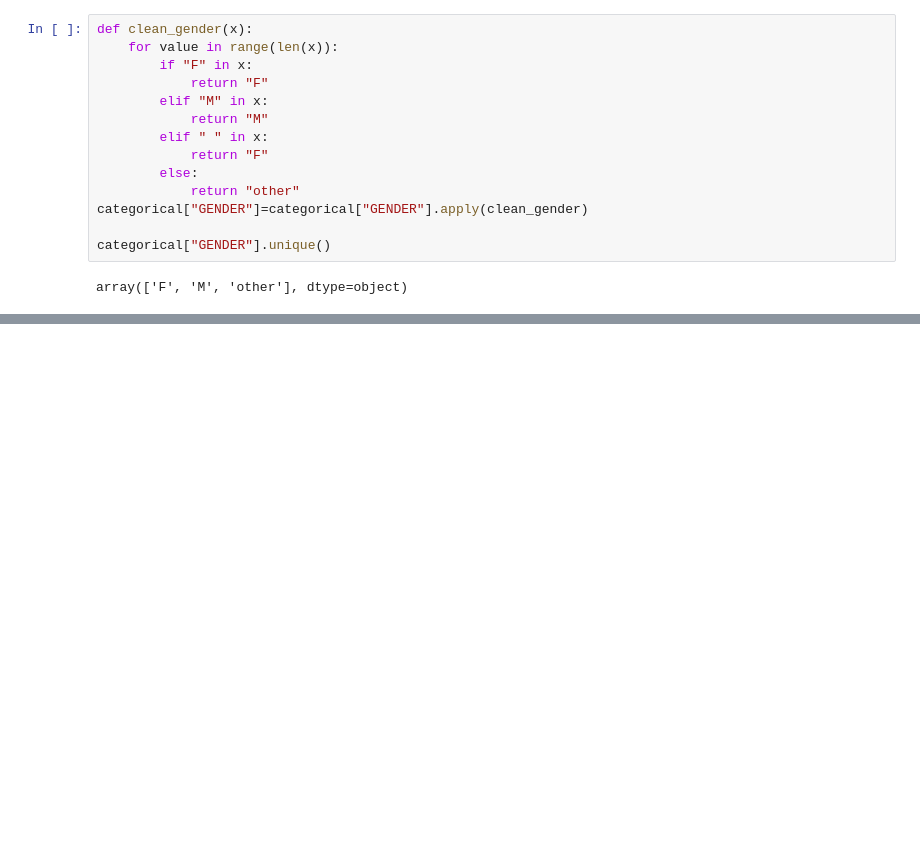
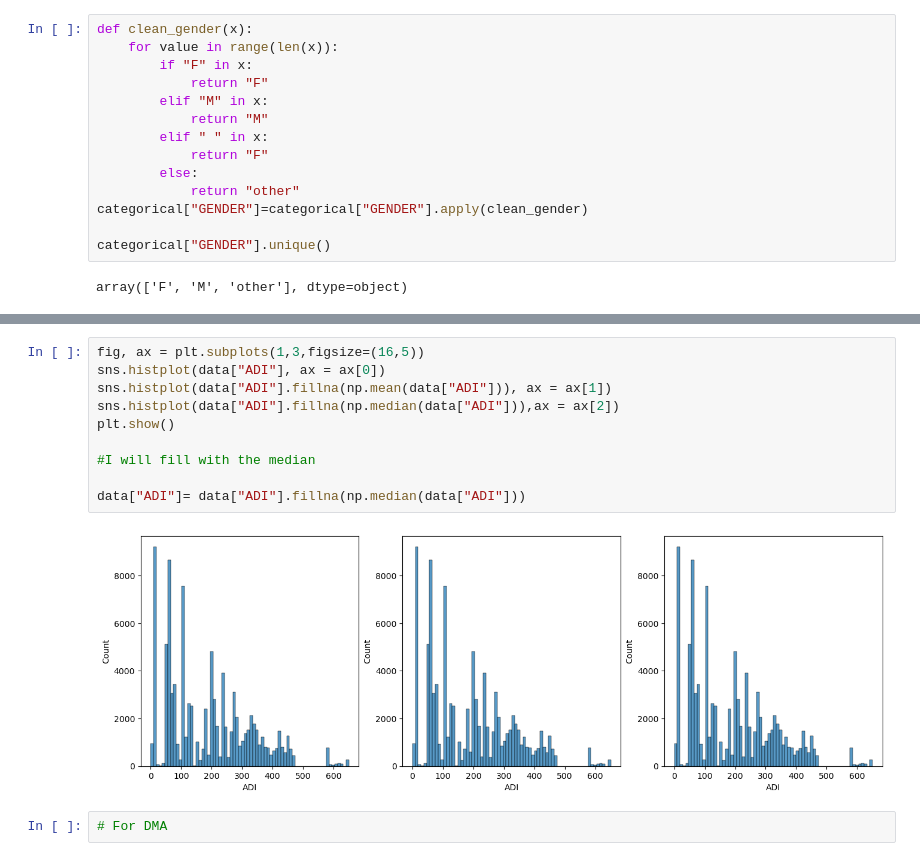
Before and after one commit to Acomar0/lab-revisiting-machine-learning, a Jupyter notebook: Lab 7.1.ipynb, the cells around one changed output, grey strips where cells are left out. Saved outputs shown, nothing was run; the diff lists cells and outputs as text; blank space fills up the shorter version.

```diff
--- a/Lab 7.1.ipynb
+++ b/Lab 7.1.ipynb
@@ -115,0 +195,14 @@ array(['F', 'M', 'other'], dtype=object)
+# %%
+fig, ax = plt.subplots(1,3,figsize=(16,5))
+sns.histplot(data["ADI"], ax = ax[0])
+sns.histplot(data["ADI"].fillna(np.mean(data["ADI"])), ax = ax[1])
+sns.histplot(data["ADI"].fillna(np.median(data["ADI"])),ax = ax[2])
+plt.show()
+
+#I will fill with the median
+
+data["ADI"]= data["ADI"].fillna(np.median(data["ADI"]))
+# %% [output]
+[figure, added]
+# %%
+# For DMA
```
Also changed, not shown: parts of 16 cells of this notebook.
